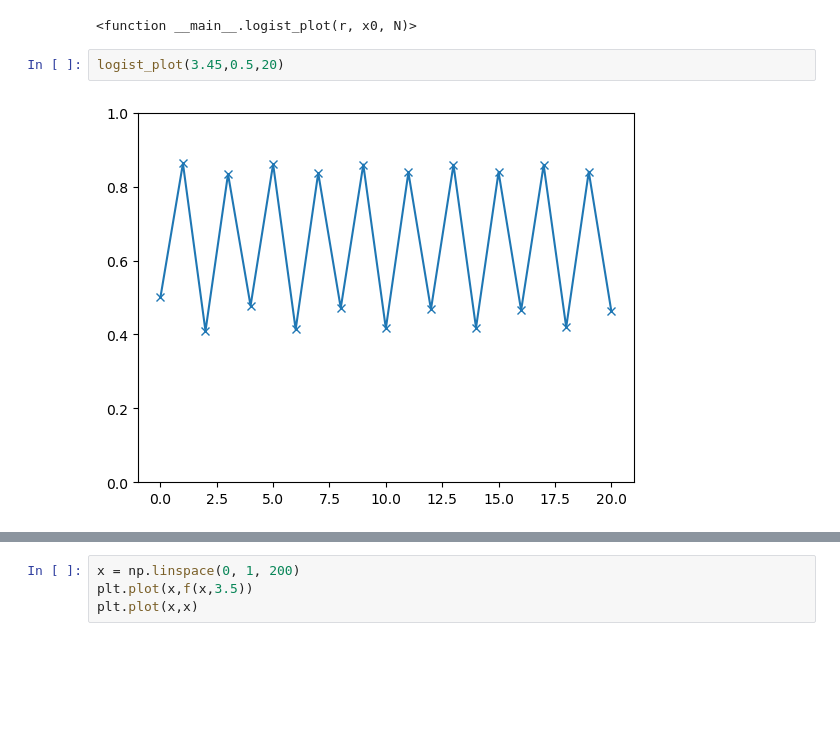
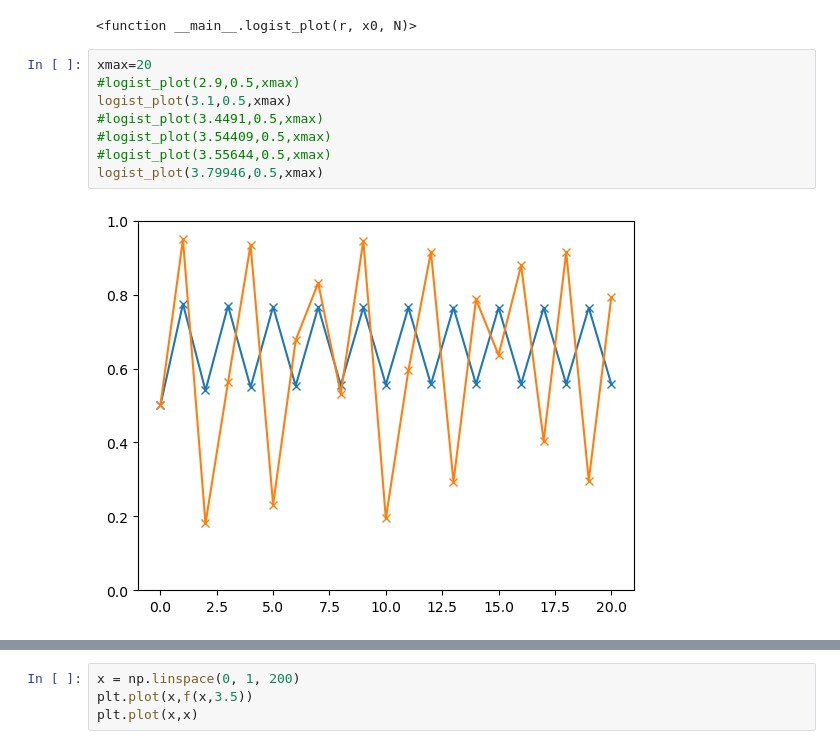
Before and after one commit to galendal/MAT230git, a Jupyter notebook: logistic_map.ipynb, the cells around one changed output, grey strips where cells are left out. Drawn from its saved outputs; the diff is of its cells as text; blank space fills up the shorter version.

```diff
--- a/logistic_map.ipynb
+++ b/logistic_map.ipynb
@@ -94,10 +94,16 @@ interact(logist_plot, r=widgets.FloatSlider(min=0.9, max=3.9, step=0.1, value=1.
 # %% [output]
 interactive(children=(FloatSlider(value=1.0, continuous_update=False, description='r:', layout=Layout(width='1…
 <function __main__.logist_plot(r, x0, N)>
-# %%
-logist_plot(3.45,0.5,20)
-# %% [output]
-[figure, removed]
+# %%
+xmax=20
+#logist_plot(2.9,0.5,xmax)
+logist_plot(3.1,0.5,xmax)
+#logist_plot(3.4491,0.5,xmax)
+#logist_plot(3.54409,0.5,xmax)
+#logist_plot(3.55644,0.5,xmax)
+logist_plot(3.79946,0.5,xmax)
+# %% [output]
+[figure, added]
 # %%
 
 
```
Also changed, not shown: parts of 2 cells of this notebook, 9 other files.
